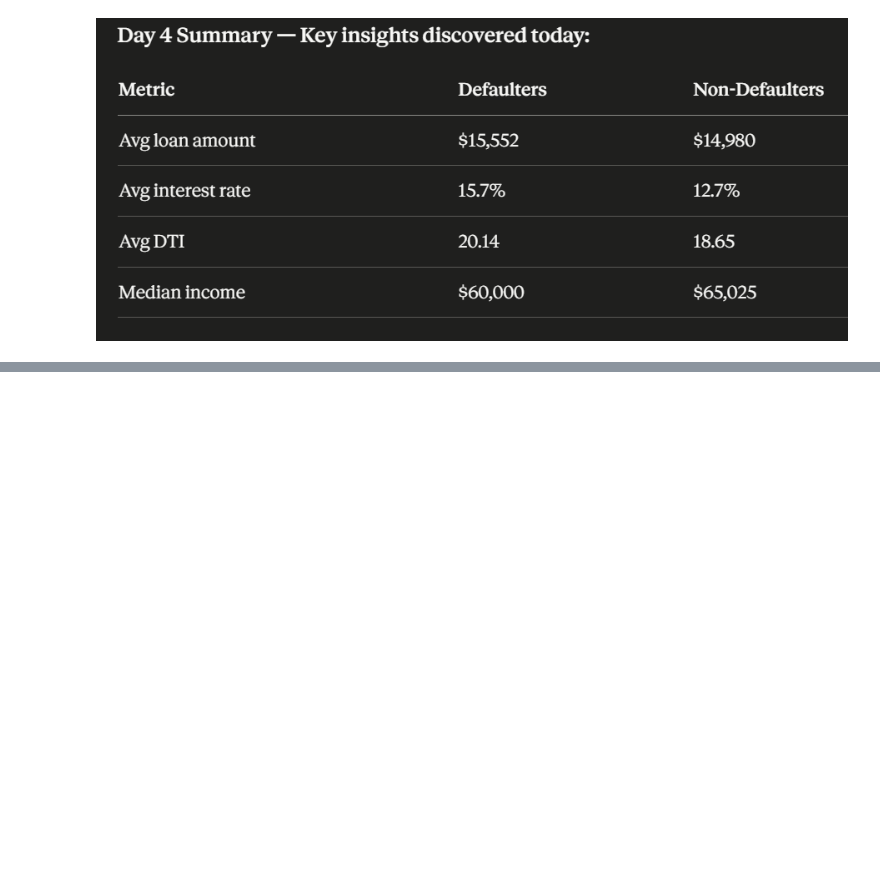
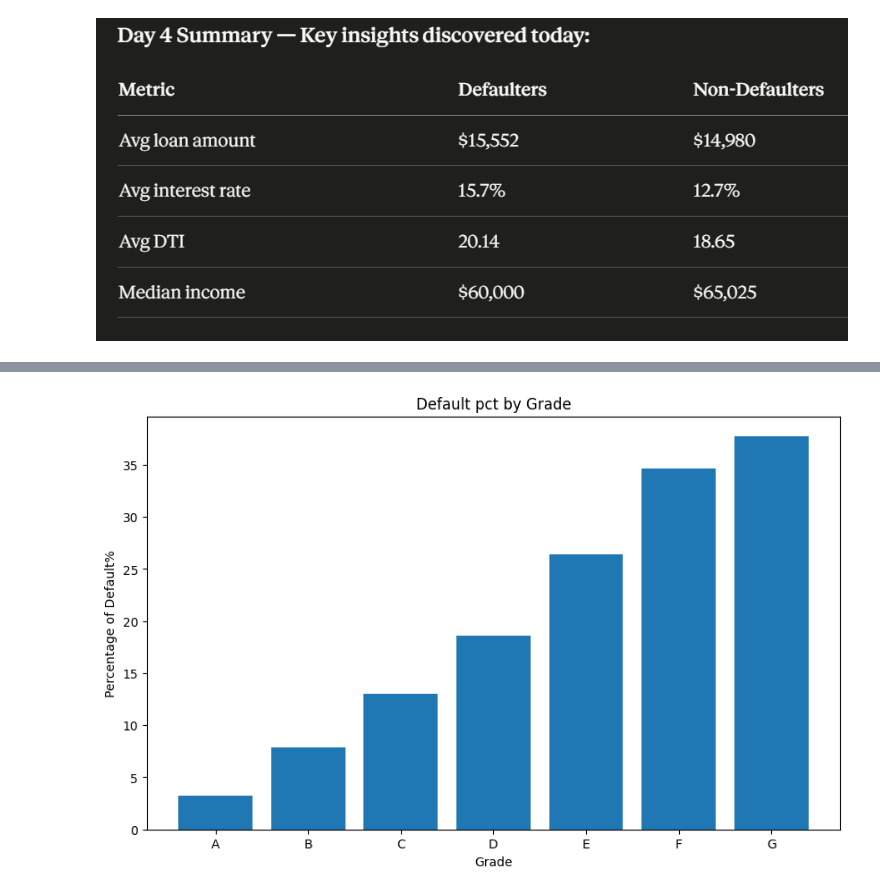
Before and after one commit to septembershashanksharma-hub/finsight-ai, a Jupyter notebook: week1_foundation.ipynb, the cells around one changed output, grey strips where cells are left out. Cells and saved outputs as stored; diff of their text form; code cells hidden in the pictures; blank space fills up the shorter version.

```diff
--- a/week1_foundation.ipynb
+++ b/week1_foundation.ipynb
@@ -523,0 +539,10 @@ Every single metric points in the same direction, defaulters borrow more, pay hi
+# %%
+plt.figure(figsize=(10, 6))
+plt.bar(['A','B','C','D','E','F','G'],[3.242985,7.835348,13.036783,18.640729,26.438561,34.622010,37.762985] )
+plt.title('Default pct by Grade')
+plt.xlabel('Grade')
+plt.ylabel('Percentage of Default%')
+plt.savefig('reports/pctng_distribution.png')
+plt.show()
+# %% [output]
+[figure, added]
```
Also changed, not shown: parts of 7 cells of this notebook, 5 other files.
